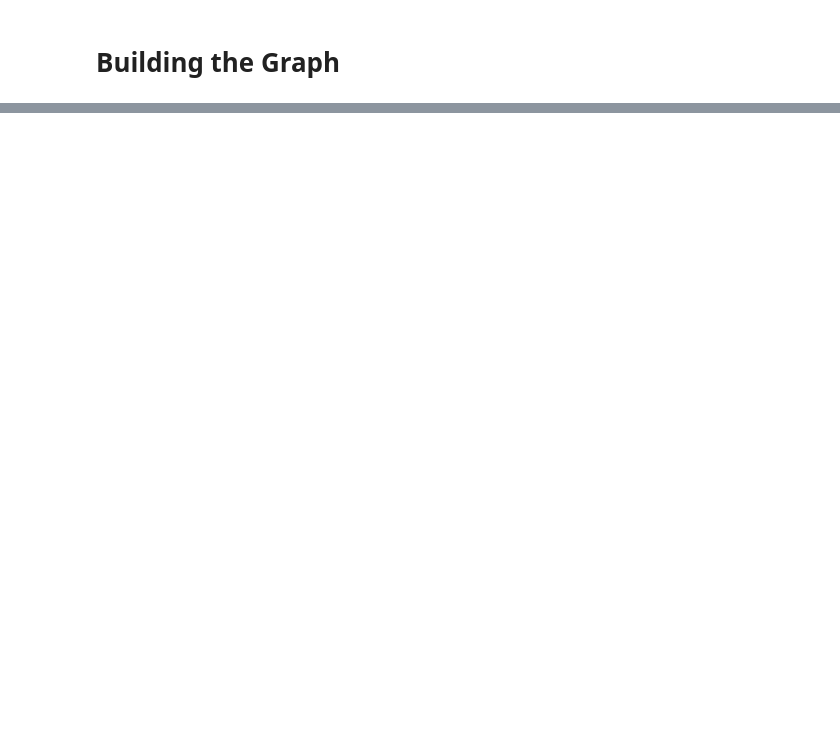
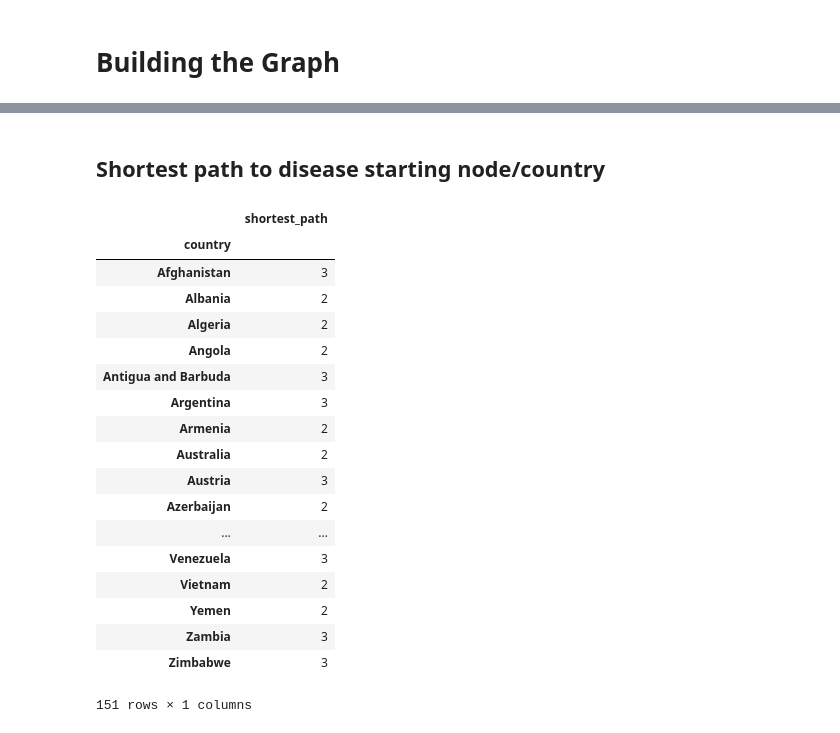
Before and after one commit to jllcentraleessec/NGSA-Epidemic-Prediction, a Jupyter notebook: NGSA_Project.ipynb, the cells around one changed output, grey strips where cells are left out. Drawn from its saved outputs; the diff is of its cells as text; code cells hidden in the pictures; blank space fills up the shorter version.

```diff
--- a/NGSA_Project.ipynb
+++ b/NGSA_Project.ipynb
@@ -458,0 +462,29 @@ SyntaxError: invalid syntax (<ipython-input-53-1229e4fbec83>, line 5)
+# %% [markdown]
+## Shortest path to disease starting node/country
+# %%
+# compute the shortest path to the starting point of the disease
+# All countries can be reached in less than 4 steps starting from France
+starting_country = 'France'
+shortest_path_starting_node = [len(nx.shortest_path(g, source=starting_country, target=target, weight=None)) for target in list_country_name ]
+shortest_path_starting_node = pd.DataFrame(shortest_path_starting_node,index=countries.index,columns=['shortest_path'])
+shortest_path_starting_node
+# %% [output]
+|  | shortest_path |
+| country |  |
+| Afghanistan | 3 |
+| Albania | 2 |
+| Algeria | 2 |
+| Angola | 2 |
+| Antigua and Barbuda | 3 |
+| Argentina | 3 |
+| Armenia | 2 |
+| Australia | 2 |
+| Austria | 3 |
+| Azerbaijan | 2 |
+| ... | ... |
+| Venezuela | 3 |
+| Vietnam | 2 |
+| Yemen | 2 |
+| Zambia | 3 |
+| Zimbabwe | 3 |
+151 rows × 1 columns
```
Also changed, not shown: parts of 39 cells of this notebook.
